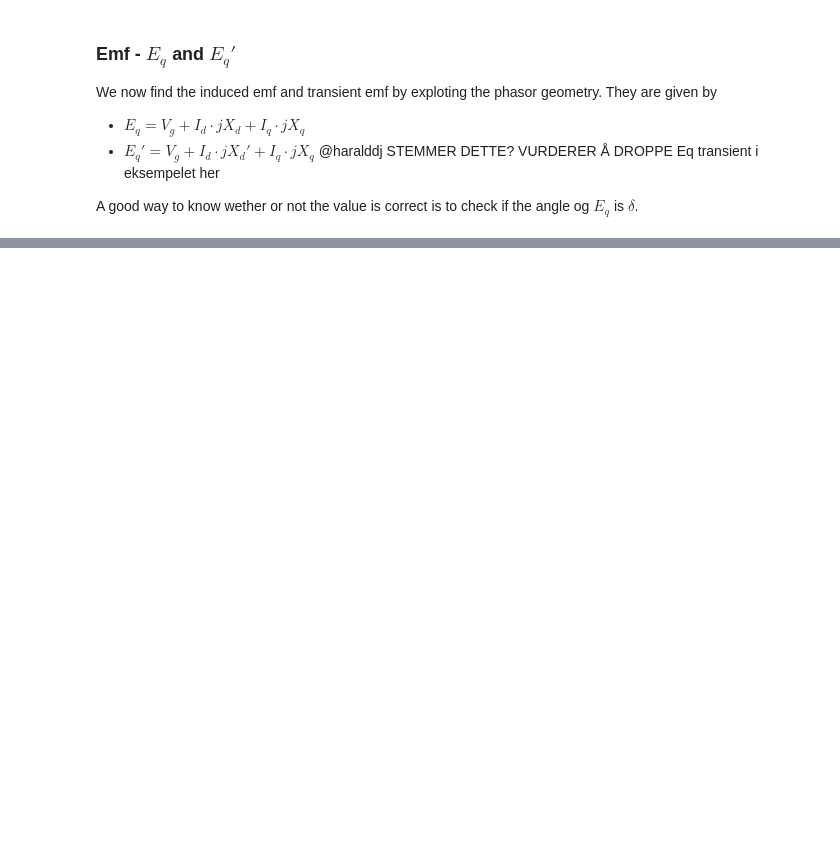
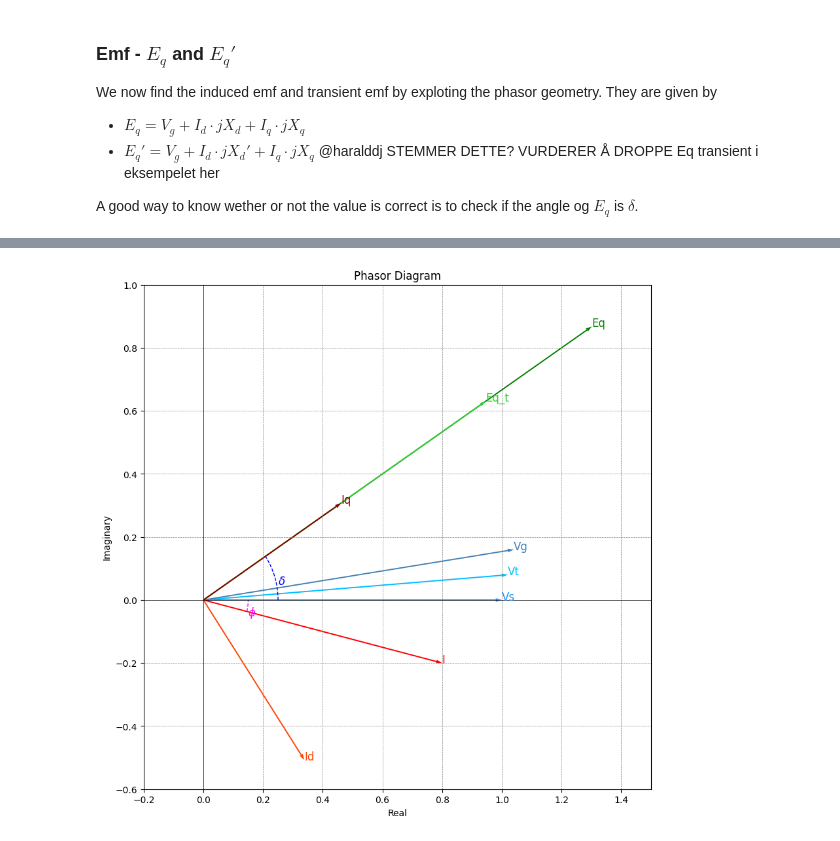
Before and after one commit to VargFo/TET4180_PSDynamicsAndControl_Notebooks, a Jupyter notebook: 2-PhasorDiagrams.ipynb, the cells around one changed output, grey strips where cells are left out. Drawn from its saved outputs; the diff is of its cells as text; code cells hidden in the pictures; blank space fills up the shorter version.

Commit message:
Phasor diagram nesten helt ferdig, bare litt pirk å fikse så kan vi sikkert legge den ut

```diff
--- a/2-PhasorDiagrams.ipynb
+++ b/2-PhasorDiagrams.ipynb
@@ -145,9 +150,10 @@ For a salient pole generator we can assume that the transient power angle is the
 - $\delta = \delta'$
 # %%
 # and the internal voltage of the generator is then found by finding the angle through EQ for the q-axis (machowski Equation 3.64/3.66 (2nd/3rd edition))
-EQ = Vg + I*1j*(xq) # pu
+EQ = Vs + I*1j*(xq) # pu
 # angle
 delta = np.angle(EQ) # rad
 
+
 display(Math(r'\delta = {0:.2f}^\circ'.format(delta*180/np.pi)))
 # %% [output]
@@ -187,9 +193,9 @@ We now find the induced emf and transient emf by exploting the phasor geometry.
 A good way to know wether or not the value is correct is to check if the angle og $E_q$ is $\delta$.
 # %%
 Eq = Vg + Id*1j*(Xd) + Iq*1j*Xq # pu
-#Eq_t = Vs + Id*1j*(xd_t) + Iq*1j*xq # pu
+Eq_t = Vs + Id*1j*(xd_t) + Iq*1j*xq # pu
 
 
 display(Math(r'E_q = {0:.4f} \angle {1:.2f}^\circ'.format(abs(Eq), np.angle(Eq)*180/np.pi)))
-#display(Math(r'E_qt= {0:.4f} \angle {1:.2f}^\circ'.format(abs(Eq_t), np.angle(Eq_t)*180/np.pi)))
+display(Math(r'E_qt = {0:.4f} \angle {1:.2f}^\circ'.format(abs(Eq_t), np.angle(Eq_t)*180/np.pi)))
 # %% [output]
@@ -229,0 +209,16 @@ plt.show()
+# %%
+
+phasors = {
+    'Vs': Vs,
+    'Vt': Vt,
+    'Vg': Vg,
+    'Eq': Eq,
+    'Eq_t': Eq_t,
+    'I': I,
+    'Id': Id,
+    'Iq': Iq
+}
+
+plot_phasor_diagram(phasors)
+# %% [output]
+[figure, added]
```
Also changed, not shown: parts of 7 cells of this notebook, 1 other file.
